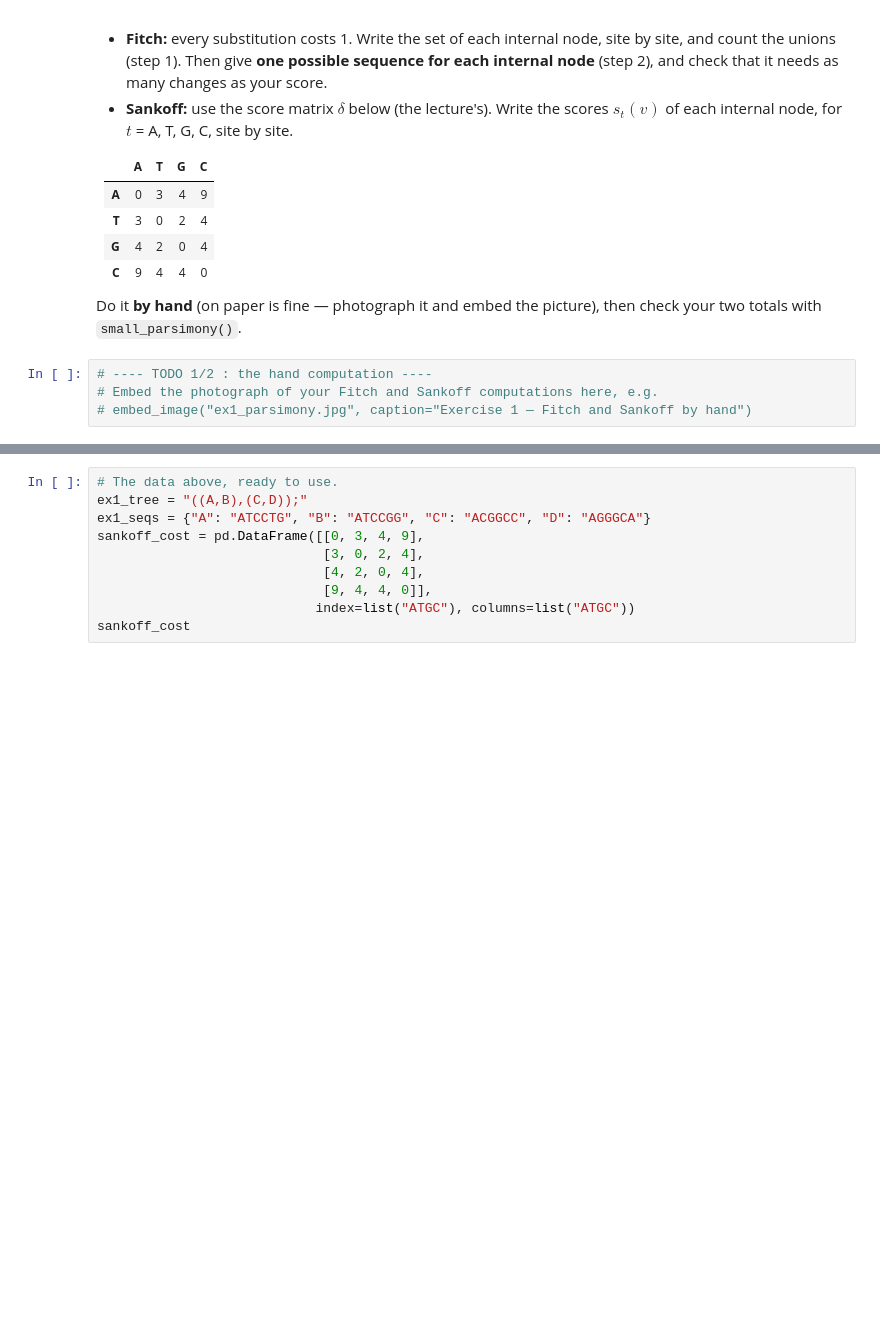
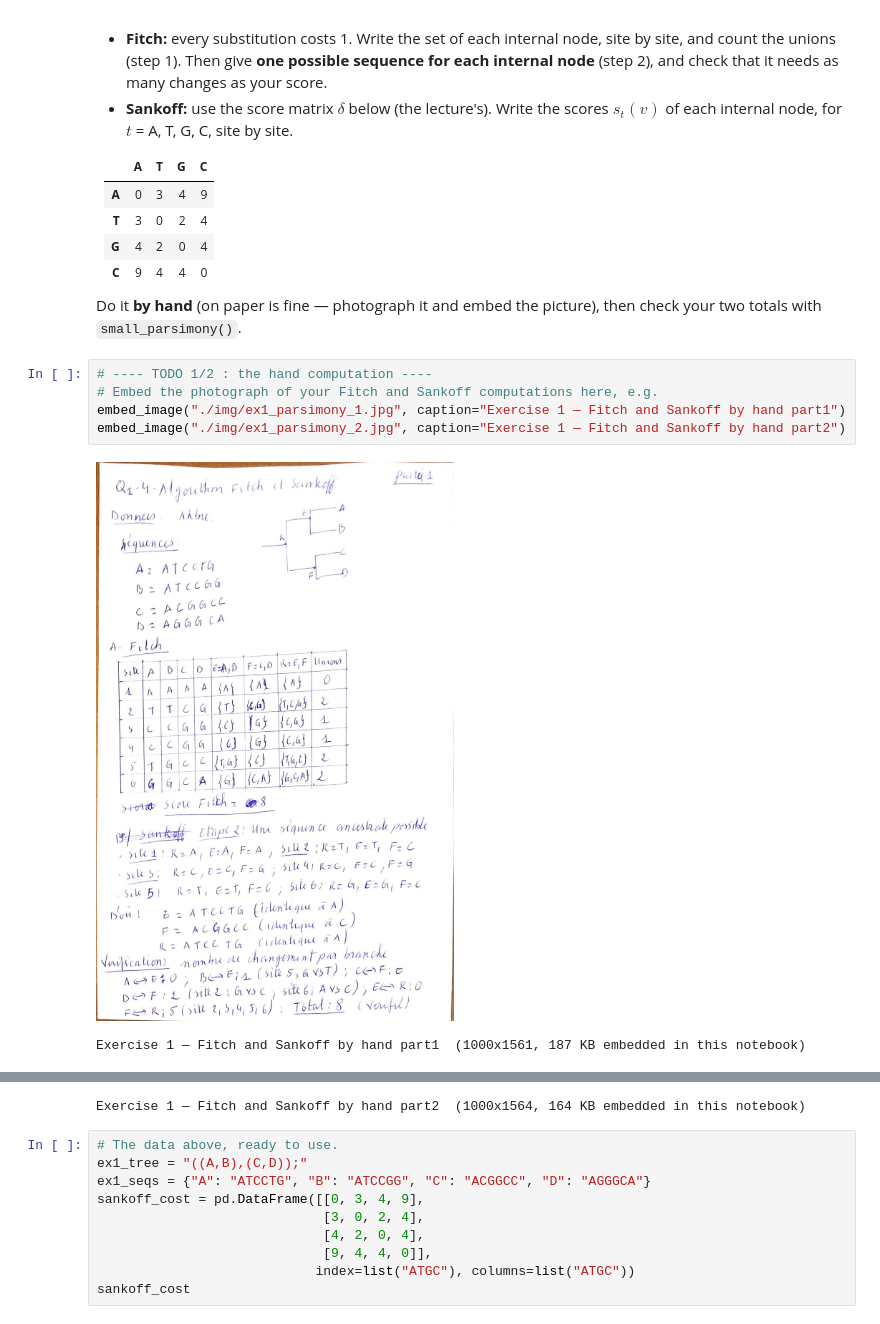
Before and after one commit to MisterPEG/PHYG2026, a Jupyter notebook: PHYG_TME2/TME2.ipynb, the cells around one changed output, grey strips where cells are left out. Drawn from its saved outputs; the diff is of its cells as text; blank space fills up the shorter version.

```diff
--- a/PHYG_TME2/TME2.ipynb
+++ b/PHYG_TME2/TME2.ipynb
@@ -677,4 +676,8 @@ check your two totals with `small_parsimony()`.
 # %%
 # ---- TODO 1/2 : the hand computation ----
 # Embed the photograph of your Fitch and Sankoff computations here, e.g.
-# embed_image("ex1_parsimony.jpg", caption="Exercise 1 — Fitch and Sankoff by hand")
+embed_image("./img/ex1_parsimony_1.jpg", caption="Exercise 1 — Fitch and Sankoff by hand part1")
+embed_image("./img/ex1_parsimony_2.jpg", caption="Exercise 1 — Fitch and Sankoff by hand part2")
+# %% [output]
+[figure, added]
+Exercise 1 — Fitch and Sankoff by hand part1  (1000x1561, 187 KB embedded in this notebook)
@@ -681,3 +685,4 @@ check your two totals with `small_parsimony()`.
+Exercise 1 — Fitch and Sankoff by hand part2  (1000x1564, 164 KB embedded in this notebook)
 # %%
 # The data above, ready to use.
 ex1_tree = "((A,B),(C,D));"
```
Also changed, not shown: parts of 4 cells of this notebook, 2 other files.
